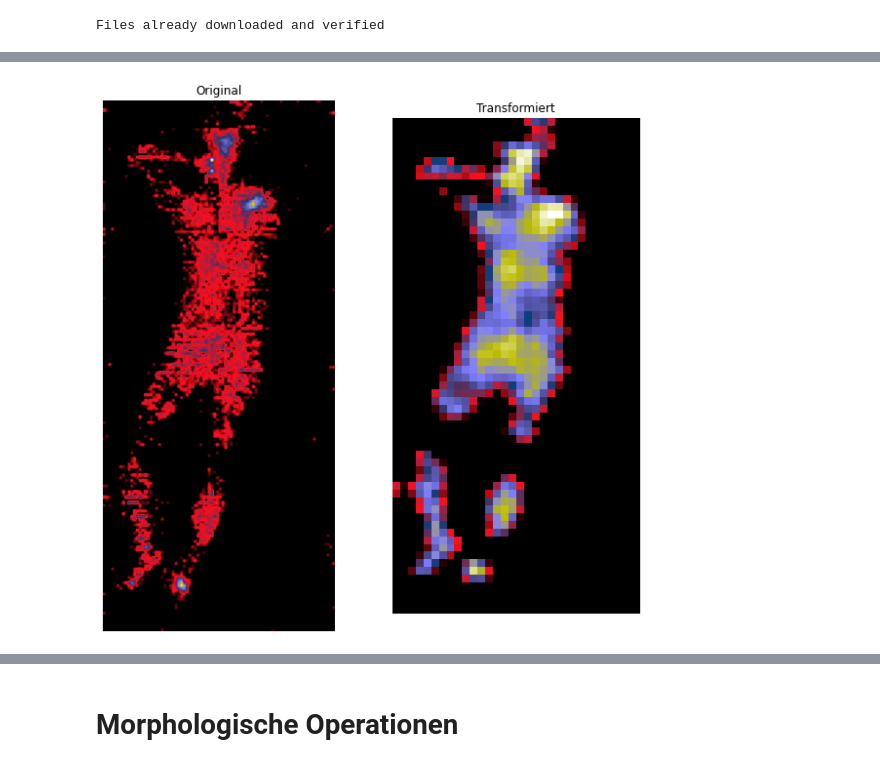
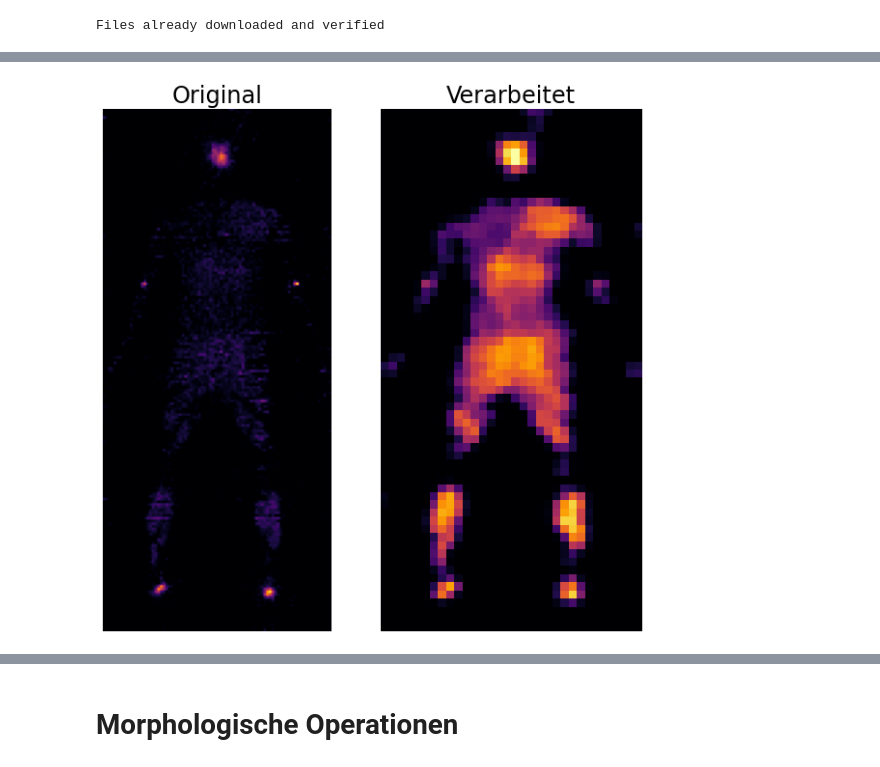
Before and after one commit to jb3rndt/wisemat-posture-classification, a Jupyter notebook: plots.ipynb, the cells around one changed output, grey strips where cells are left out. Drawn from its saved outputs; the diff is of its cells as text; code cells hidden in the pictures.

```diff
--- a/plots.ipynb
+++ b/plots.ipynb
@@ -98,28 +81,36 @@ plot_samples(
 # %%
 t = torchvision.transforms.Compose(
     [
         # Resize((32, 64)),
         Standardize(),
         NormalizeMinMax(),
         EqualizeHist(),
         Blur((3, 3)),
         Denoise(),
         Threshold(lambda img: np.median(img[img > 0.0])),
         Close((3, 3), ktype=cv2.MORPH_CROSS, iterations=3),
         # Close((3,3), ktype=cv2.MORPH_CROSS, iterations=3),
         Blur((3, 3)),
         Resize((32, 64)),
         # Threshold(lambda img: np.median(img)),
         # Close((2, 4), ktype=cv2.MORPH_CROSS, iterations=2),
         # Erode((2,2), ktype=cv2.MORPH_CROSS, iterations=2),
         # Close((3,3), ktype=cv2.MORPH_CROSS, iterations=2),
     ]
 )
 
-images = [slp[7][0], t(slp[7][0])]
+images = [slp[0][0], t(slp[0][0])]
 
-fig, axs = plt.subplots(1, 2, figsize=(10, 10))
-for i, (col, image) in enumerate(zip(axs, images)):
-    plot_image(image, title="Original" if i == 0 else "Transformiert", ax=col)
+image_row(*images, titles=["Original", "Verarbeitet"], cmap="inferno", gridspec_kw={'width_ratios': [0.875, 1]})
+
+# cax = plt.axes([1.0, 0.126, 0.05, 0.754])
+# plt.colorbar(
+#     cm.ScalarMappable(
+#         norm=mpl.colors.Normalize(vmin=0, vmax=1), cmap="inferno"
+#     ),
+#     cax=cax,
+#     orientation="vertical",
+#     pad=0.2,
+# )
 # %% [output]
-[figure, old version]
+[figure, new version]
```
Also changed, not shown: parts of 19 cells of this notebook, 2 other files.
